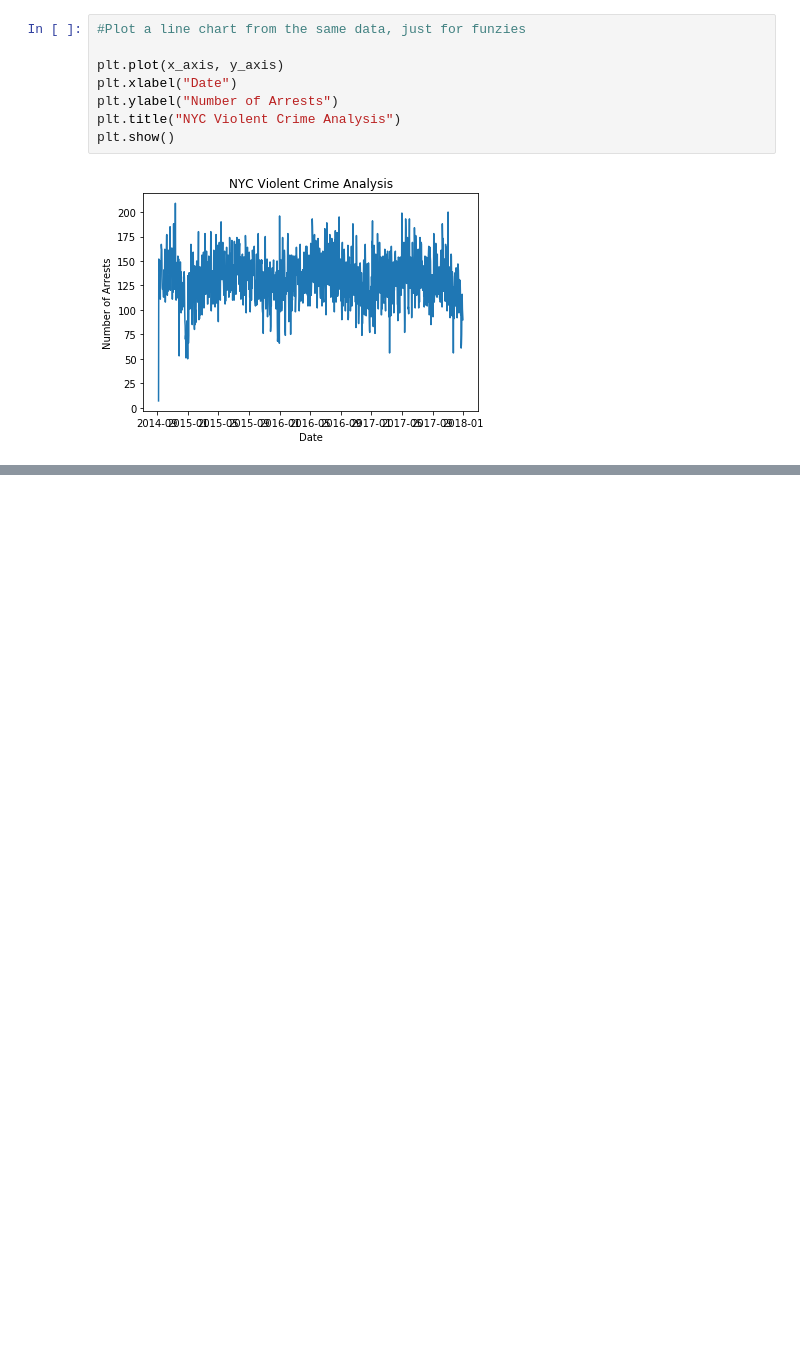
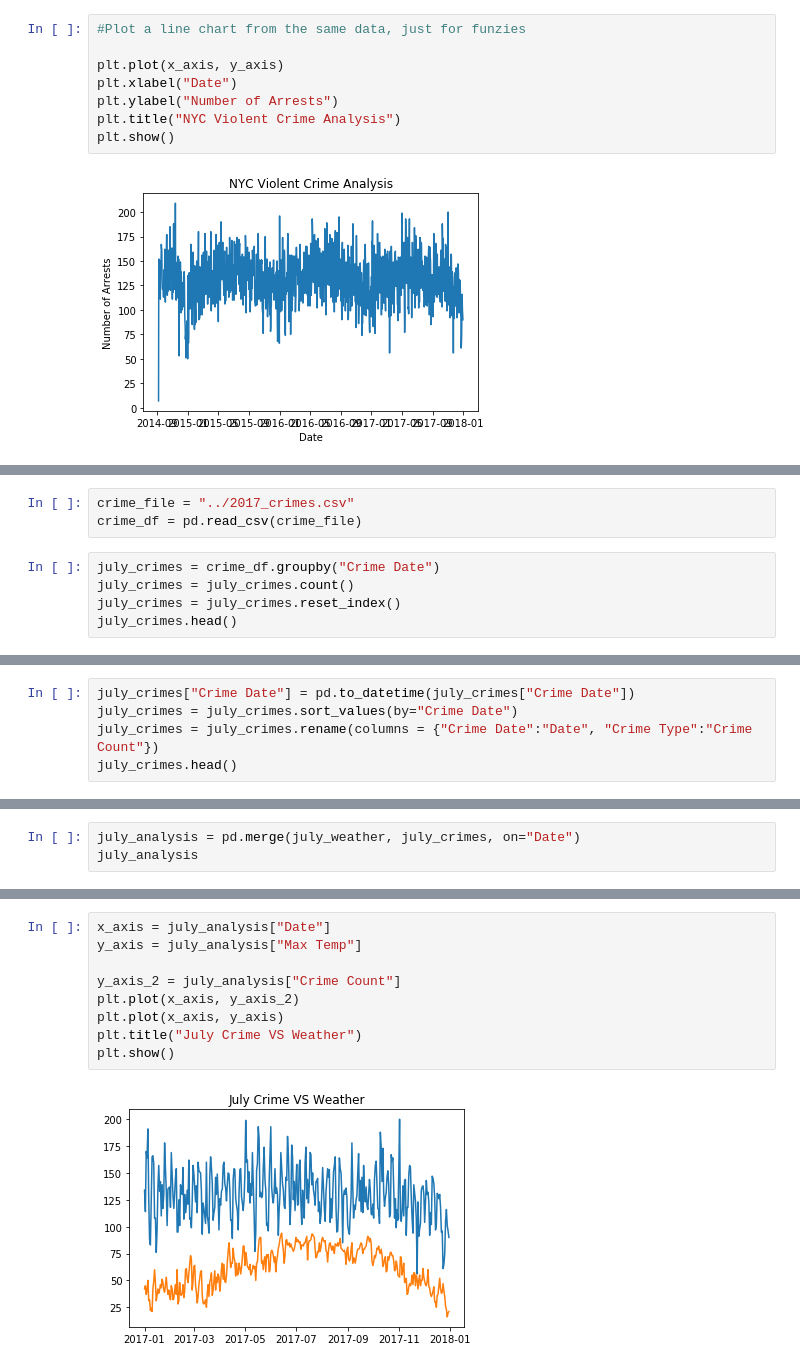
Before and after one commit to markmessick/nyc-crime-analysis, a Jupyter notebook: NYC Arrest Data Cleaning & Analysis.ipynb, the cells around one changed output, grey strips where cells are left out. Saved outputs shown, nothing was run; the diff lists cells and outputs as text; blank space fills up the shorter version.

```diff
--- a/NYC Arrest Data Cleaning & Analysis.ipynb
+++ b/NYC Arrest Data Cleaning & Analysis.ipynb
@@ -200,0 +214,8 @@ fig
+# %%
+crime_file = "../2017_crimes.csv"
+crime_df = pd.read_csv(crime_file)
+# %%
+july_crimes = crime_df.groupby("Crime Date")
+july_crimes = july_crimes.count()
+july_crimes = july_crimes.reset_index()
+july_crimes.head()
@@ -200,0 +229,5 @@ fig
+# %%
+july_crimes["Crime Date"] = pd.to_datetime(july_crimes["Crime Date"])
+july_crimes = july_crimes.sort_values(by="Crime Date")
+july_crimes = july_crimes.rename(columns = {"Crime Date":"Date", "Crime Type":"Crime Count"})
+july_crimes.head()
@@ -200,0 +241,3 @@ fig
+# %%
+july_analysis = pd.merge(july_weather, july_crimes, on="Date")
+july_analysis
@@ -200,0 +258,11 @@ fig
+# %%
+x_axis = july_analysis["Date"]
+y_axis = july_analysis["Max Temp"]
+
+y_axis_2 = july_analysis["Crime Count"]
+plt.plot(x_axis, y_axis_2)
+plt.plot(x_axis, y_axis)
+plt.title("July Crime VS Weather")
+plt.show()
+# %% [output]
+[figure, added]
```
Also changed, not shown: parts of 6 cells of this notebook, 1 other file.
